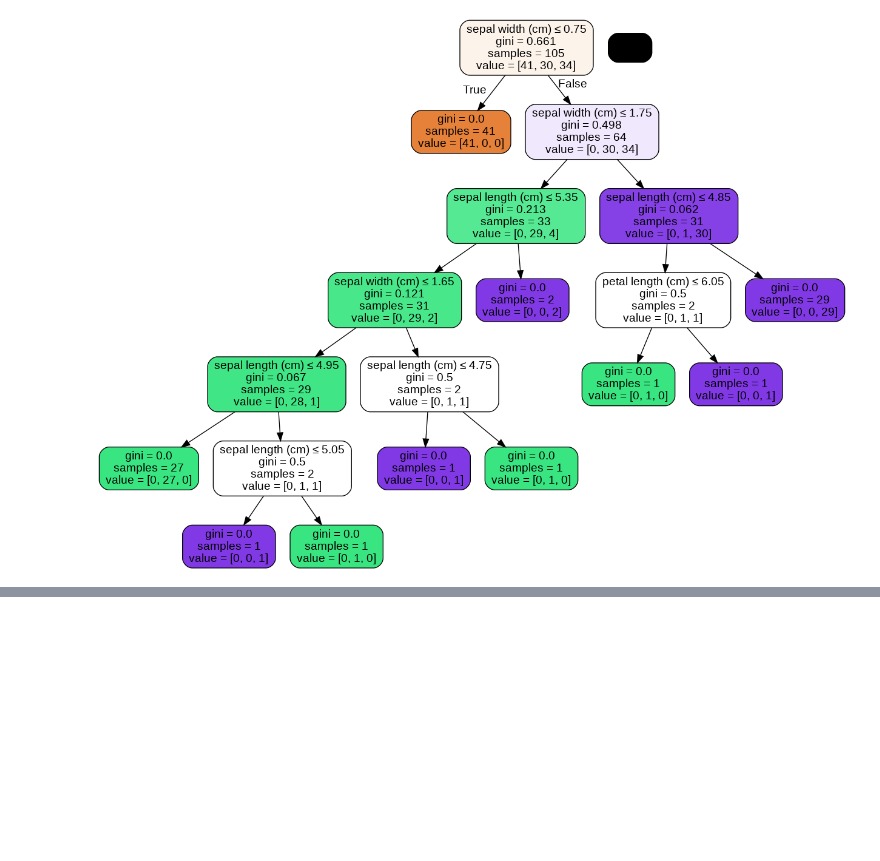
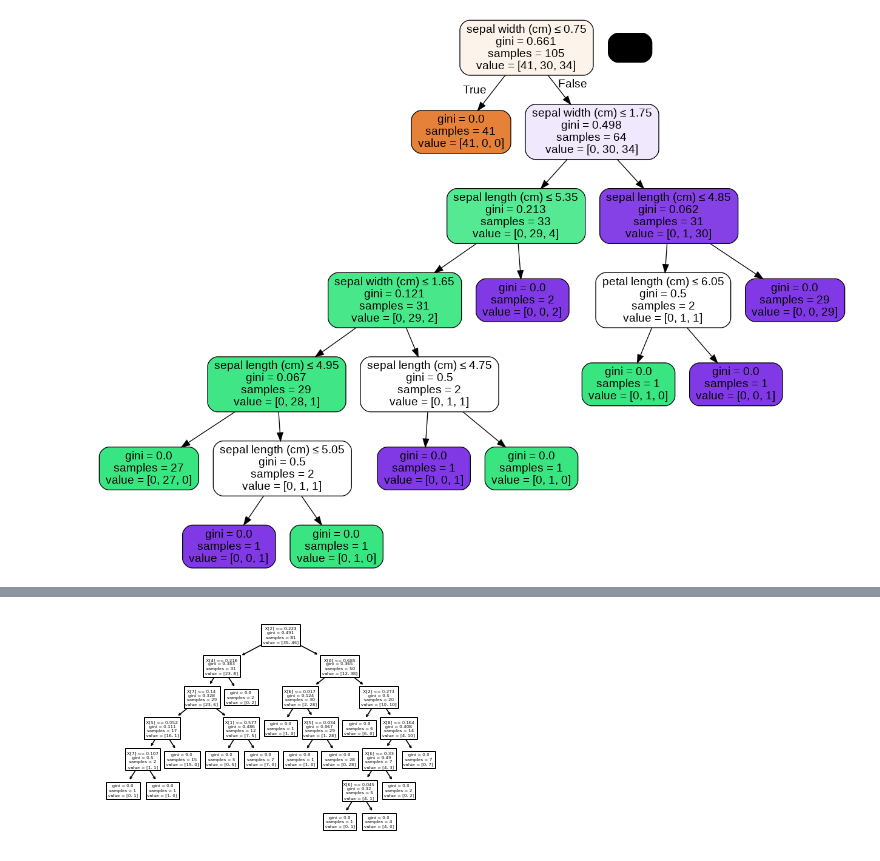
Before and after one commit to Nauvaldi/Datamining, a Jupyter notebook: _sources/notebooks.ipynb, the cells around one changed output, grey strips where cells are left out. Cells and saved outputs as stored; diff of their text form; code cells hidden in the pictures; blank space fills up the shorter version.

```diff
--- a/_sources/notebooks.ipynb
+++ b/_sources/notebooks.ipynb
@@ -634,0 +791,6 @@ Image(graph.create_png())
+# %%
+x = data.drop(["Classification"], axis = 1)
+y = data.Classification.values
+# %%
+# Normalization:
+x = (x - np.min(x)) / (np.max(x) - np.min(x))
@@ -634,0 +799,4 @@ Image(graph.create_png())
+# %%
+from sklearn.model_selection import train_test_split
+
+x_train, x_test, y_train, y_test = train_test_split(x, y, test_size = 0.3, random_state = 42)
@@ -634,0 +807,3 @@ Image(graph.create_png())
+# %%
+dt = DecisionTreeClassifier()
+dt.fit(x_train, y_train)
@@ -634,0 +844,4 @@ Image(graph.create_png())
+# %%
+tree.plot_tree(dt);
+# %% [output]
+[figure, added]
```
Also changed, not shown: parts of 32 cells of this notebook, 6 other files.
